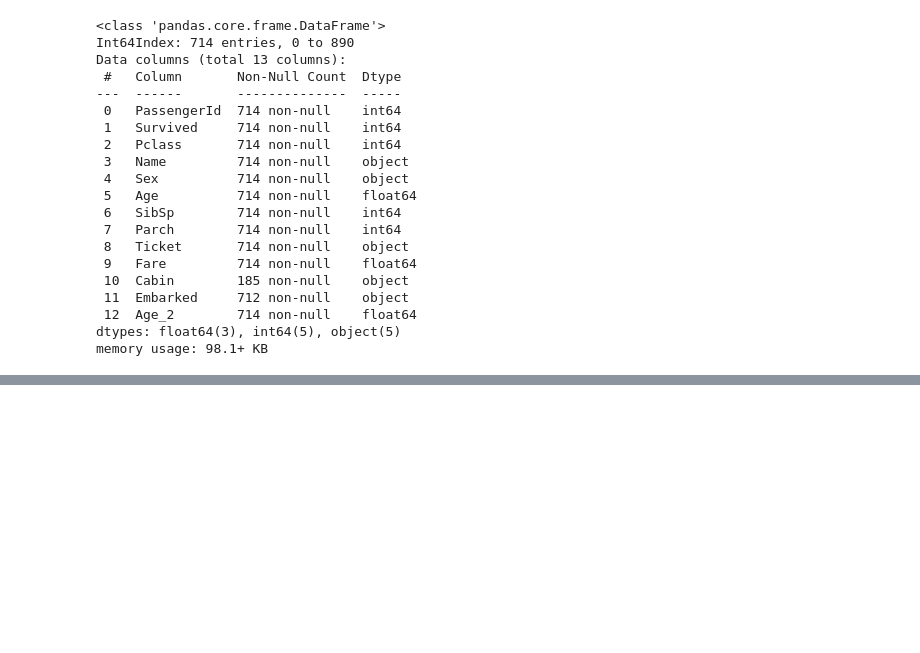
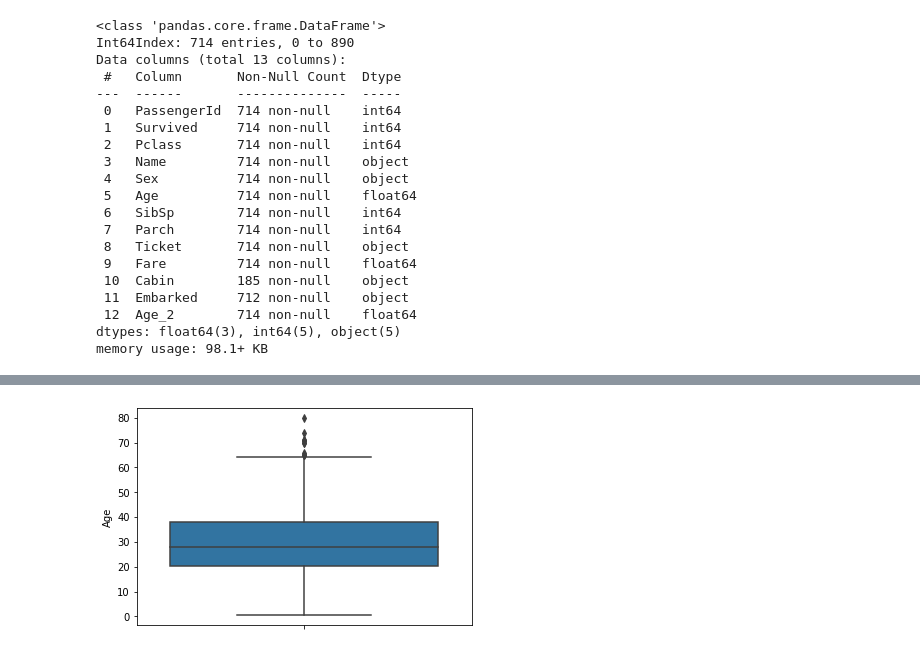
Before and after one commit to wilmerod/Curso-de-introduccion-a-Big-Data-Parte-2-nov2021, a Jupyter notebook: EDA_Titanic.ipynb, the cells around one changed output, grey strips where cells are left out. Saved outputs shown, nothing was run; the diff lists cells and outputs as text; code cells hidden in the pictures; blank space fills up the shorter version.

```diff
--- a/EDA_Titanic.ipynb
+++ b/EDA_Titanic.ipynb
@@ -27,7 +27,8 @@ Descargamos el fichero en local y lo subimos a Google Colab
 # %% [markdown]
 https://www.kaggle.com/c/titanic/data?select=train.csv
 # %%
-train_data = pd.read_csv("train.csv")
+#train_data = pd.read_csv("train.csv")
+train_data = pd.read_csv("sample_data/train.csv")
 # %% [markdown]
 Examinamos los datos cargados
 # %%
@@ -541,0 +547,5 @@ memory usage: 98.1+ KB
+# %%
+sns.boxplot(y=train_data['Age'])
+plt.show()
+# %% [output]
+[figure, added]
```
Also changed, not shown: parts of 13 cells of this notebook.
